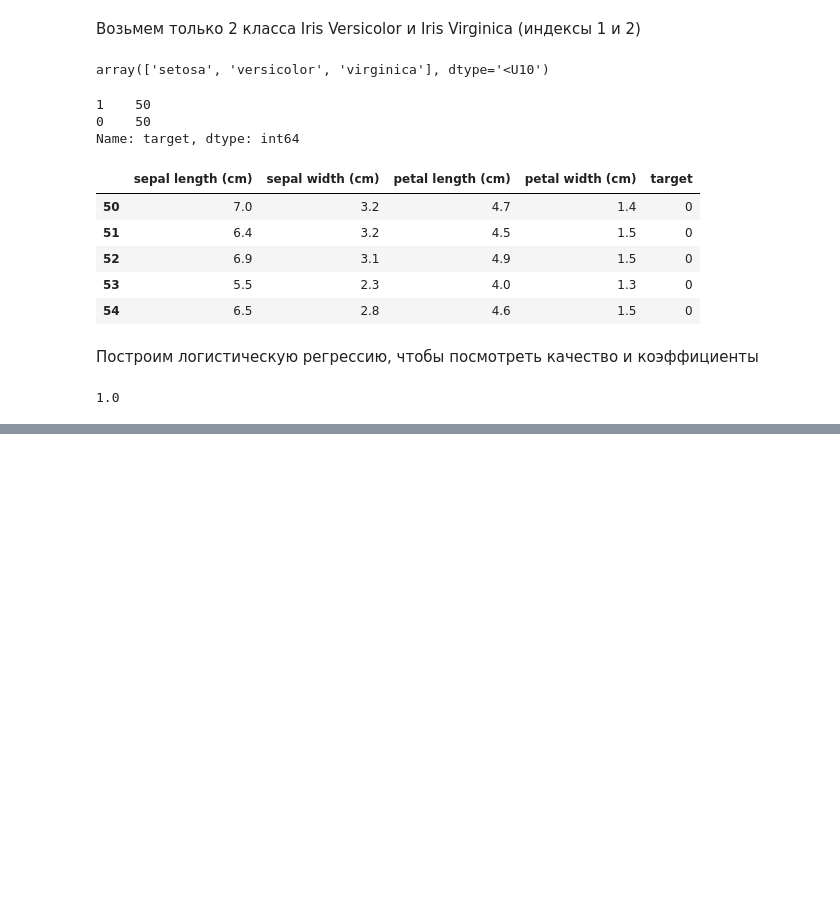
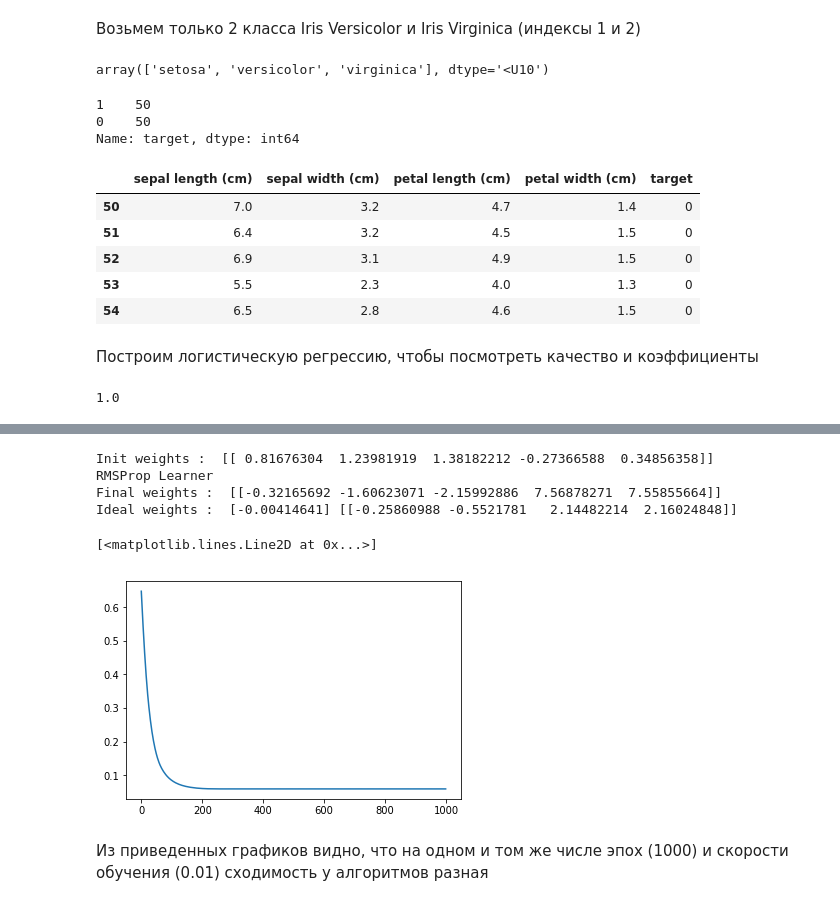
Before and after one commit to AlexNepochatykh/netology-ds, a Jupyter notebook: machine_learning/6. Loss_functions/homework_loss_optimization.ipynb, the cells around one changed output, grey strips where cells are left out. Saved outputs shown, nothing was run; the diff lists cells and outputs as text; code cells hidden in the pictures; blank space fills up the shorter version.

```diff
--- a/machine_learning/6. Loss_functions/homework_loss_optimization.ipynb
+++ b/machine_learning/6. Loss_functions/homework_loss_optimization.ipynb
@@ -70,0 +125,15 @@ print(log_reg.score(X_test, y_test))
+# %%
+class RMSPropLearner(AbstractLogRegLearner):
+    def __init__(self, features, labels, weights, learning_rate=0.0001, epochs=10000, gamma=0.9):
+        AbstractLogRegLearner.__init__(self, features, labels, weights, learning_rate, epochs)
+        self.gamma = gamma
+        self.e_grad_prev = 0
+
+    def update_weights(self):
+        predictions = expit(np.dot(self.features, self.weights))
+        # gradient высчитываем с учетом скорости на предыдущем шаге
+        gradient = self.learning_rate / len(self.features) \
+            * np.dot(self.features.T,  predictions - self.labels.reshape(-1,1))
+        e_grad = self.gamma * self.e_grad_prev + (1 - self.gamma) * (gradient ** 2)
+        self.weights -= self.learning_rate * gradient / np.sqrt(e_grad)
+        self.e_grad_pred = e_grad
@@ -134,0 +186,17 @@ print('Эталонные результаты : ', log_reg.intercept_, log_reg.
+# %%
+learner = RMSPropLearner(features=features, labels=labels, weights=weights.copy(),
+                         learning_rate=0.01, epochs=1000, gamma=0.9)
+learner.train()
+print('RMSProp Learner')
+print('Final weights : ', learner.weights.T)
+print('Ideal weights : ', log_reg.intercept_, log_reg.coef_)
+plt.plot(learner.cost_history)
+# %% [output]
+Init weights :  [[ 0.81676304  1.23981919  1.38182212 -0.27366588  0.34856358]]
+RMSProp Learner
+Final weights :  [[-0.32165692 -1.60623071 -2.15992886  7.56878271  7.55855664]]
+Ideal weights :  [-0.00414641] [[-0.25860988 -0.5521781   2.14482214  2.16024848]]
+[<matplotlib.lines.Line2D at 0x...>]
+[figure, added]
+# %% [markdown]
+Из приведенных графиков видно, что на одном и том же числе эпох (1000) и скорости обучения (0.01) сходимость у алгоритмов разная
```
Also changed, not shown: parts of 22 cells of this notebook.
